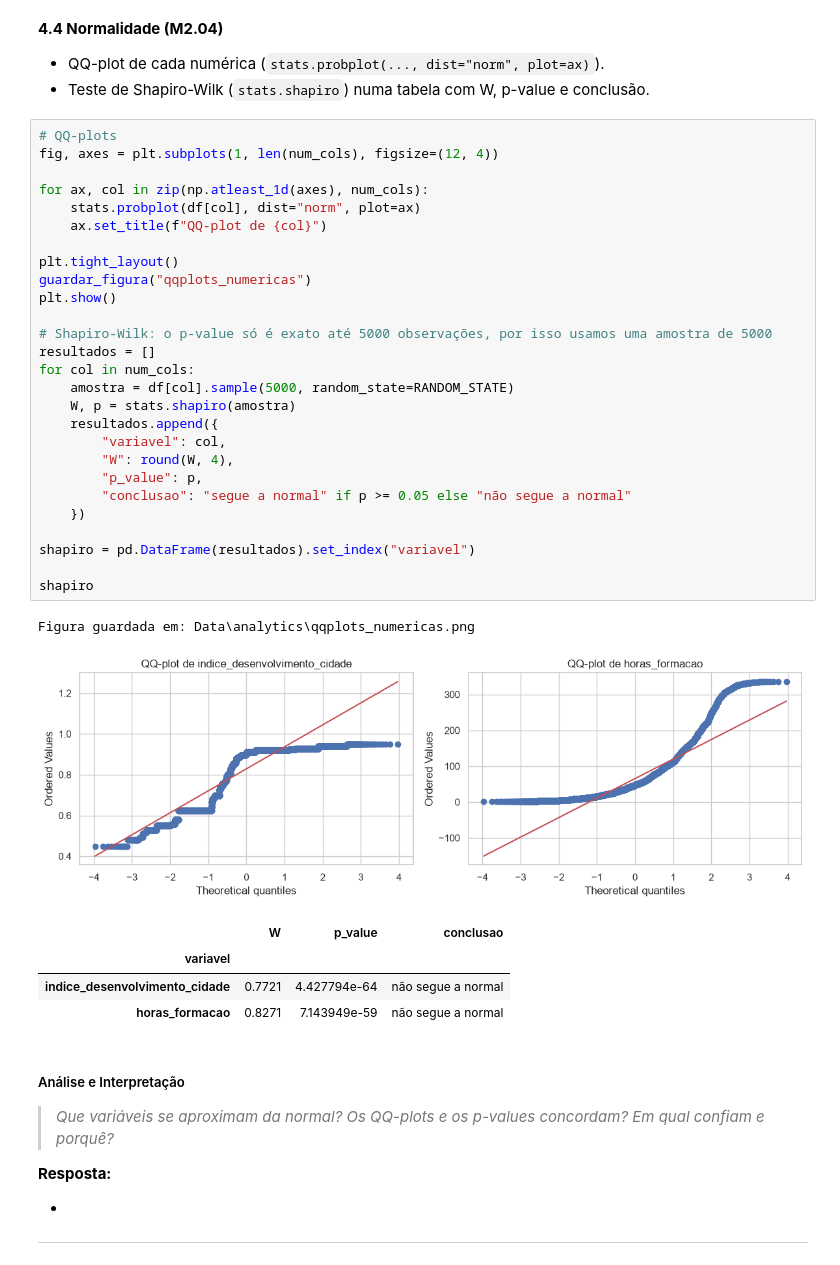
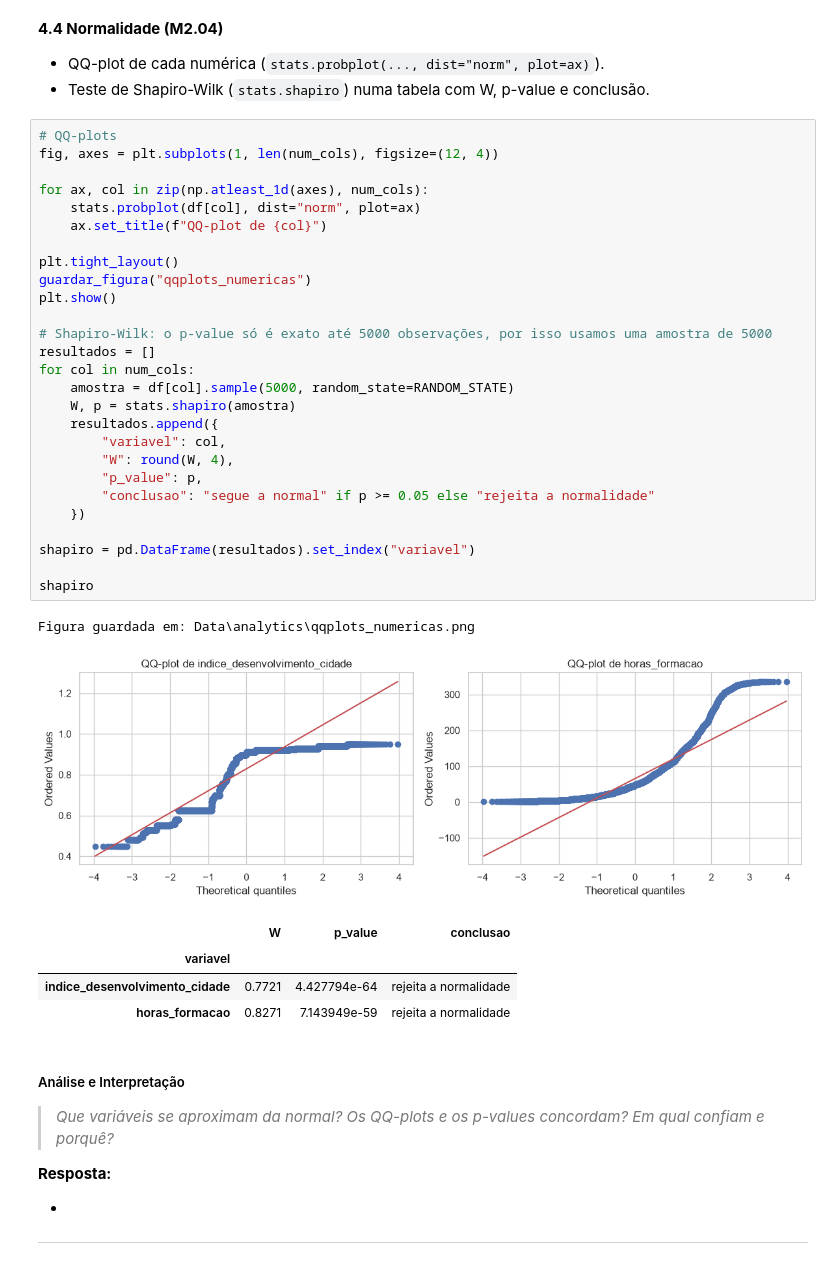
Before and after one commit to Robertoaf23/RH-Mudanca-Emprego_AIDAPT, a Jupyter notebook: 02_data_understanding_R15.ipynb, the cells around one changed output. Cells and saved outputs as stored; diff of their text form.

```diff
--- a/02_data_understanding_R15.ipynb
+++ b/02_data_understanding_R15.ipynb
@@ -660,36 +660,36 @@ Figura guardada em: Data\analytics\boxplots_numericas.png
 # QQ-plots
 fig, axes = plt.subplots(1, len(num_cols), figsize=(12, 4))
 
 for ax, col in zip(np.atleast_1d(axes), num_cols):
     stats.probplot(df[col], dist="norm", plot=ax)
     ax.set_title(f"QQ-plot de {col}")
 
 plt.tight_layout()
 guardar_figura("qqplots_numericas")
 plt.show()
 
 # Shapiro-Wilk: o p-value só é exato até 5000 observações, por isso usamos uma amostra de 5000
 resultados = []
 for col in num_cols:
     amostra = df[col].sample(5000, random_state=RANDOM_STATE)
     W, p = stats.shapiro(amostra)
     resultados.append({
         "variavel": col,
         "W": round(W, 4),
         "p_value": p,
-        "conclusao": "segue a normal" if p >= 0.05 else "não segue a normal"
+        "conclusao": "segue a normal" if p >= 0.05 else "rejeita a normalidade"
     })
 
 shapiro = pd.DataFrame(resultados).set_index("variavel")
 
 shapiro
 # %% [output]
 Figura guardada em: Data\analytics\qqplots_numericas.png
 [figure]
 |  | W | p_value | conclusao |
 | variavel |  |  |  |
-| indice_desenvolvimento_cidade | 0.7721 | 4.427794e-64 | não segue a normal |
-| horas_formacao | 0.8271 | 7.143949e-59 | não segue a normal |
+| indice_desenvolvimento_cidade | 0.7721 | 4.427794e-64 | rejeita a normalidade |
+| horas_formacao | 0.8271 | 7.143949e-59 | rejeita a normalidade |
 # %% [markdown]
 ##### Análise e Interpretação
 
```
Also changed, not shown: parts of 31 cells of this notebook, 11 other files.
